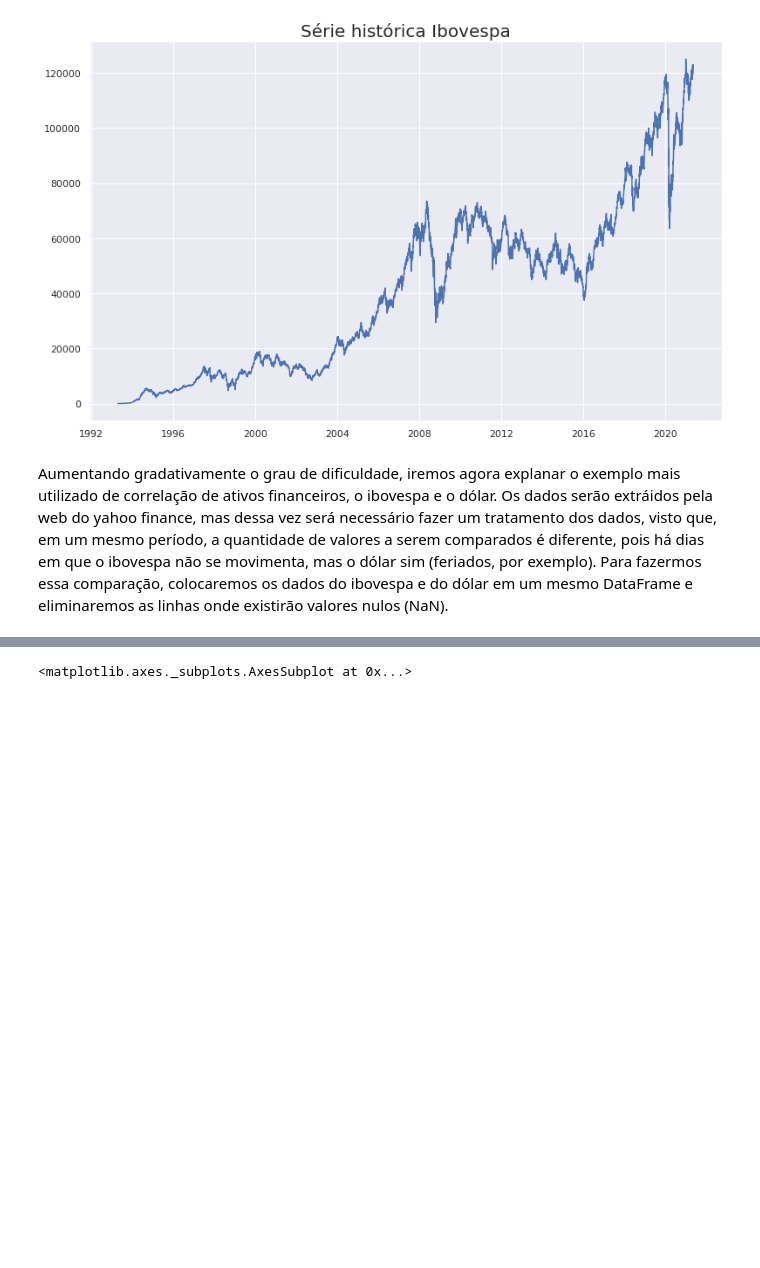
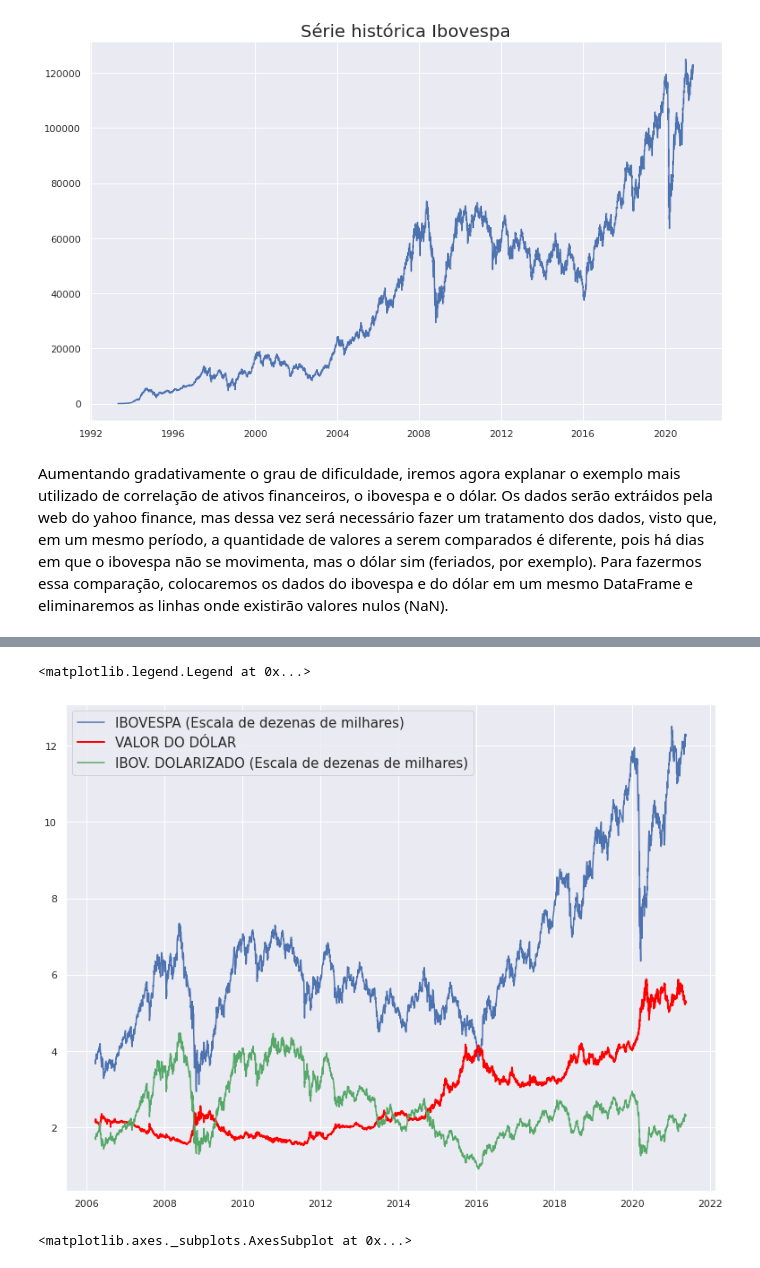
Before and after one commit to gabriellopes3/Ativos_Financeiros, a Jupyter notebook: ativos_financeiros.ipynb, the cells around one changed output, grey strips where cells are left out. Saved outputs shown, nothing was run; the diff lists cells and outputs as text; code cells hidden in the pictures; blank space fills up the shorter version.

```diff
--- a/ativos_financeiros.ipynb
+++ b/ativos_financeiros.ipynb
@@ -70,3 +70,13 @@ display(id_df)
+# %%
+seaborn.set()
+plt.figure(figsize = (13, 10))
+plt.plot(id_df['IBOVESPA']/10000, label = 'IBOVESPA (Escala de dezenas de milhares)')
+plt.plot(id_df.DÓLAR,lw =2, label = 'VALOR DO DÓLAR', c = 'red')
+plt.plot(id_df['IBOV EM DÓLAR']/10000 , label = 'IBOV. DOLARIZADO (Escala de dezenas de milhares)', c = 'g')
+plt.legend(fontsize = 15)
+# %% [output]
+<matplotlib.legend.Legend at 0x...>
+[figure, added]
 # %%
 id_df_ = id_df.drop('IBOV EM DÓLAR', axis = 1)
 seaborn.heatmap(id_df_.corr(), cmap ='YlGnBu', annot = True)
```
Also changed, not shown: parts of 10 cells of this notebook.
